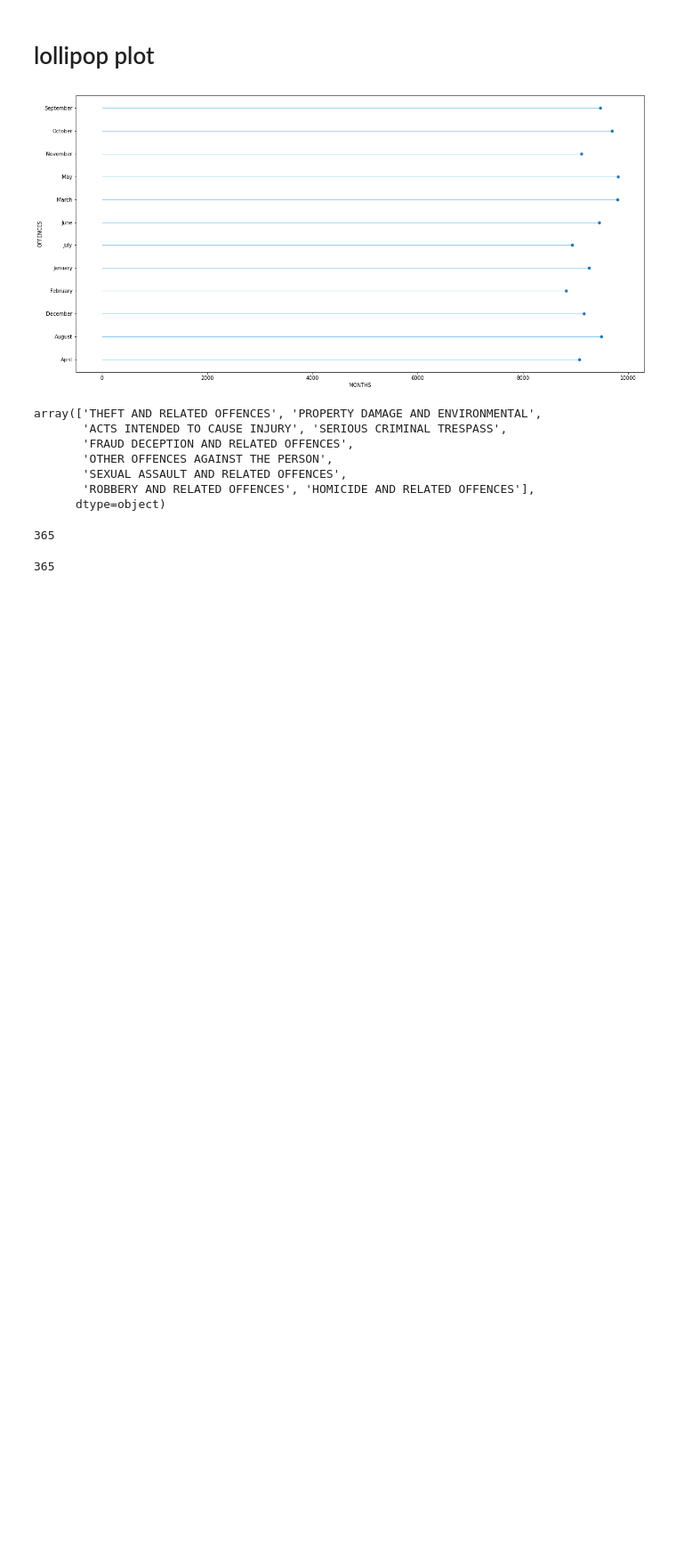
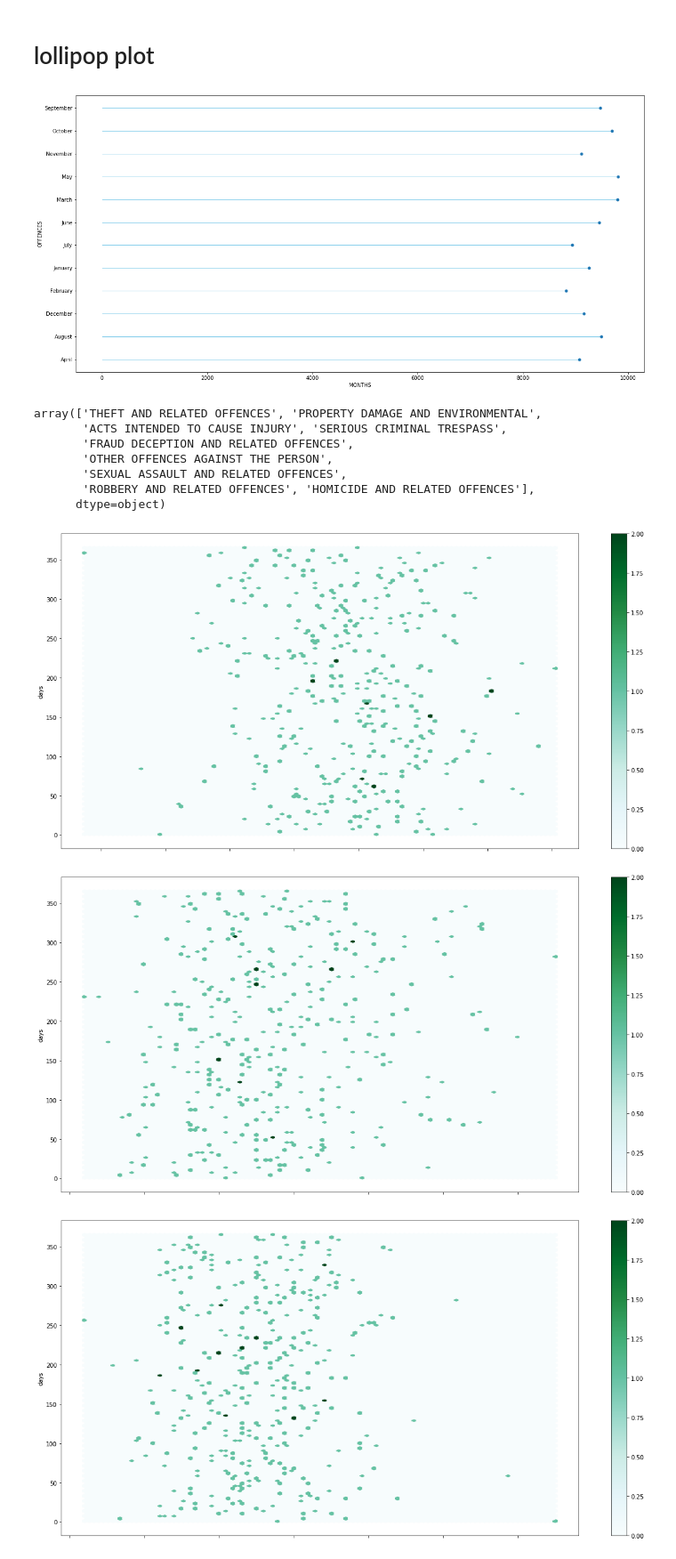
Before and after one commit to MunyaradziMagura/SA-Crime, a Jupyter notebook: SA_crime.ipynb, the cells around one changed output. Shown at 89% size. Saved outputs shown, nothing was run; the diff lists cells and outputs as text; code cells hidden in the pictures; blank space fills up the shorter version.

Commit message:
now generating hexbin plots for all crimes

```diff
--- a/SA_crime.ipynb
+++ b/SA_crime.ipynb
@@ -292,26 +292,34 @@ array(['THEFT AND RELATED OFFENCES', 'PROPERTY DAMAGE AND ENVIRONMENTAL',
        'ROBBERY AND RELATED OFFENCES', 'HOMICIDE AND RELATED OFFENCES'],
       dtype=object)
 # %%
-# get all the Offence Level 2 Description with x name and drop the nulls
-perCrimeOffenceCount = pd.DataFrame(data.where(data["Offence Level 2 Description"] == 'THEFT AND RELATED OFFENCES').dropna())
-# record all unique dates
-dates = pd.to_datetime(perCrimeOffenceCount['Reported Date'].unique())
+def yearlyOffenceCountDaily(offence):
+    # get all the Offence Level 2 Description with x name and drop the nulls
+    perCrimeOffenceCount = pd.DataFrame(data.where(data["Offence Level 2 Description"] == offence).dropna())
+    # record all unique dates
+    dates = pd.to_datetime(perCrimeOffenceCount['Reported Date'].unique())
 
-# add days to arry
-dayNumberArray = []
-# for day in dates add the dates to the array
-for i in dates:
-    dayNumberArray.append(i.timetuple().tm_yday)
-# make sure the two arrays are the same length
-len(dayNumberArray)
+    # add days to arry
+    dayNumberArray = []
+    # for day in dates add the dates to the array
+    for i in dates:
+        dayNumberArray.append(i.timetuple().tm_yday)
+    # make sure the two arrays are the same length
+    len(dayNumberArray)
+
+
+    # get the reported months and the number of offences per day
+    perCrimeOffenceCount = pd.DataFrame(perCrimeOffenceCount.groupby(pd.to_datetime(perCrimeOffenceCount['Reported Date']))['Offence count'].sum())
+    # change sum to an array
+    perCrimeOffenceCount = np.array(perCrimeOffenceCount['Offence count']).flatten()
+    # make sure the two arrays are the same length
+    len(perCrimeOffenceCount)
+    joined = pd.DataFrame({'days': dayNumberArray, 'Offence count': perCrimeOffenceCount})
+    return joined
-# %% [output]
-365
 # %%
-# get the reported months and the number of offences per day
-perCrimeOffenceCount = pd.DataFrame(perCrimeOffenceCount.groupby(pd.to_datetime(perCrimeOffenceCount['Reported Date']))['Offence count'].sum())
-# change sum to an array
-perCrimeOffenceCount = np.array(perCrimeOffenceCount['Offence count']).flatten()
-# make sure the two arrays are the same length
-len(perCrimeOffenceCount)
+for offence in range(len(uniqueCrime)):
+    offencePlot = yearlyOffenceCountDaily(uniqueCrime[offence])
+    offencePlot.plot.hexbin(x = 'Offence count',y='days')
 # %% [output]
-365
+[figure, added]
+[figure, added]
+[figure, added]
```
Also changed, not shown: parts of 5 cells of this notebook.
